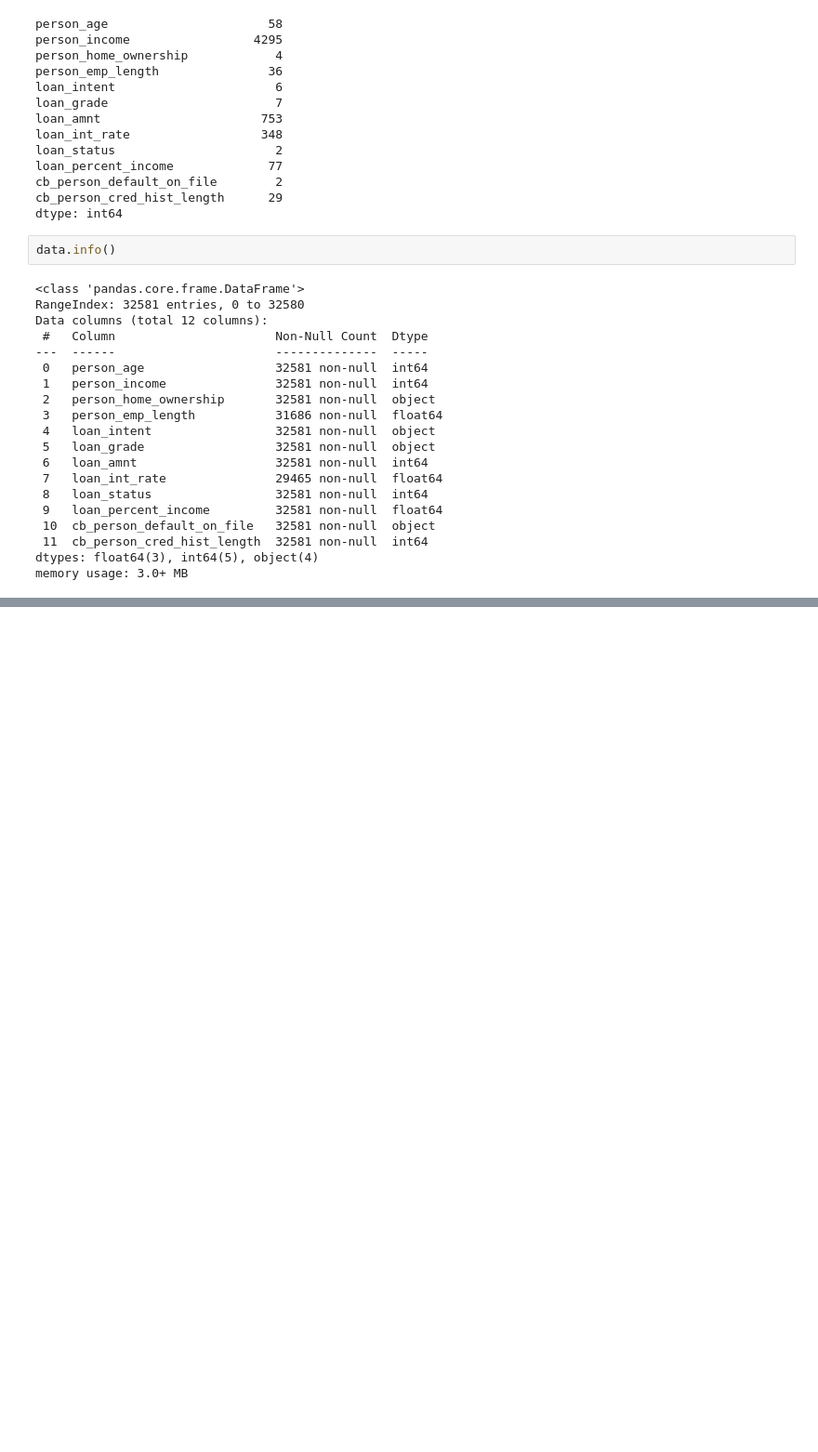
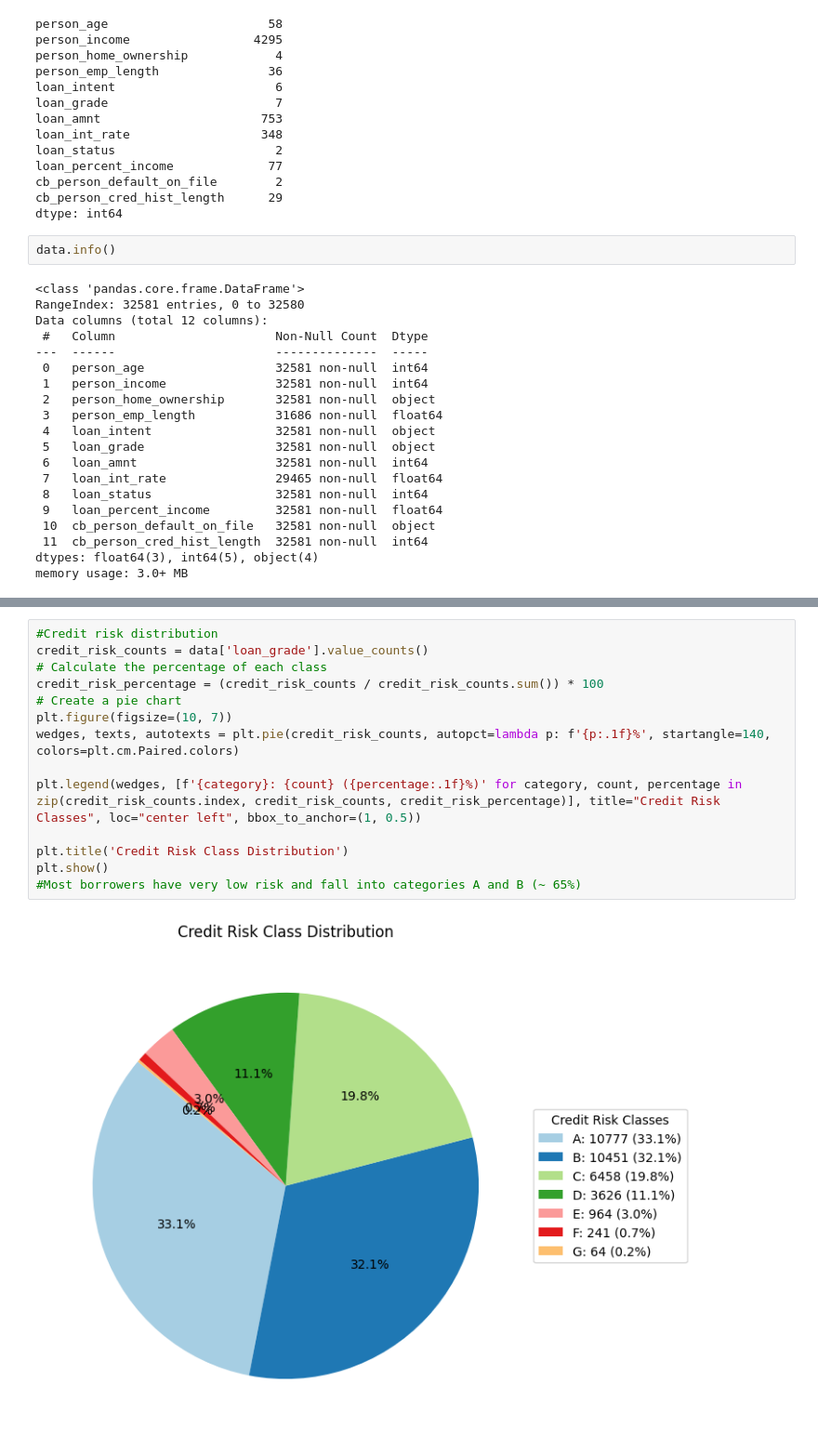
Before and after one commit to Oishi151/Credit-Risk-Evaluation, a Jupyter notebook: Code.ipynb, the cells around one changed output, grey strips where cells are left out. Shown at 93% size. Drawn from its saved outputs; the diff is of its cells as text; blank space fills up the shorter version.

```diff
--- a/Code.ipynb
+++ b/Code.ipynb
@@ -128,0 +149,16 @@ plt.show()
+# %%
+#Credit risk distribution
+credit_risk_counts = data['loan_grade'].value_counts()
+# Calculate the percentage of each class
+credit_risk_percentage = (credit_risk_counts / credit_risk_counts.sum()) * 100
+# Create a pie chart
+plt.figure(figsize=(10, 7))
+wedges, texts, autotexts = plt.pie(credit_risk_counts, autopct=lambda p: f'{p:.1f}%', startangle=140, colors=plt.cm.Paired.colors)
+
+plt.legend(wedges, [f'{category}: {count} ({percentage:.1f}%)' for category, count, percentage in zip(credit_risk_counts.index, credit_risk_counts, credit_risk_percentage)], title="Credit Risk Classes", loc="center left", bbox_to_anchor=(1, 0.5))
+
+plt.title('Credit Risk Class Distribution')
+plt.show()
+#Most borrowers have very low risk and fall into categories A and B (~ 65%)
+# %% [output]
+[figure, added]
```
Also changed, not shown: parts of 7 cells of this notebook.
